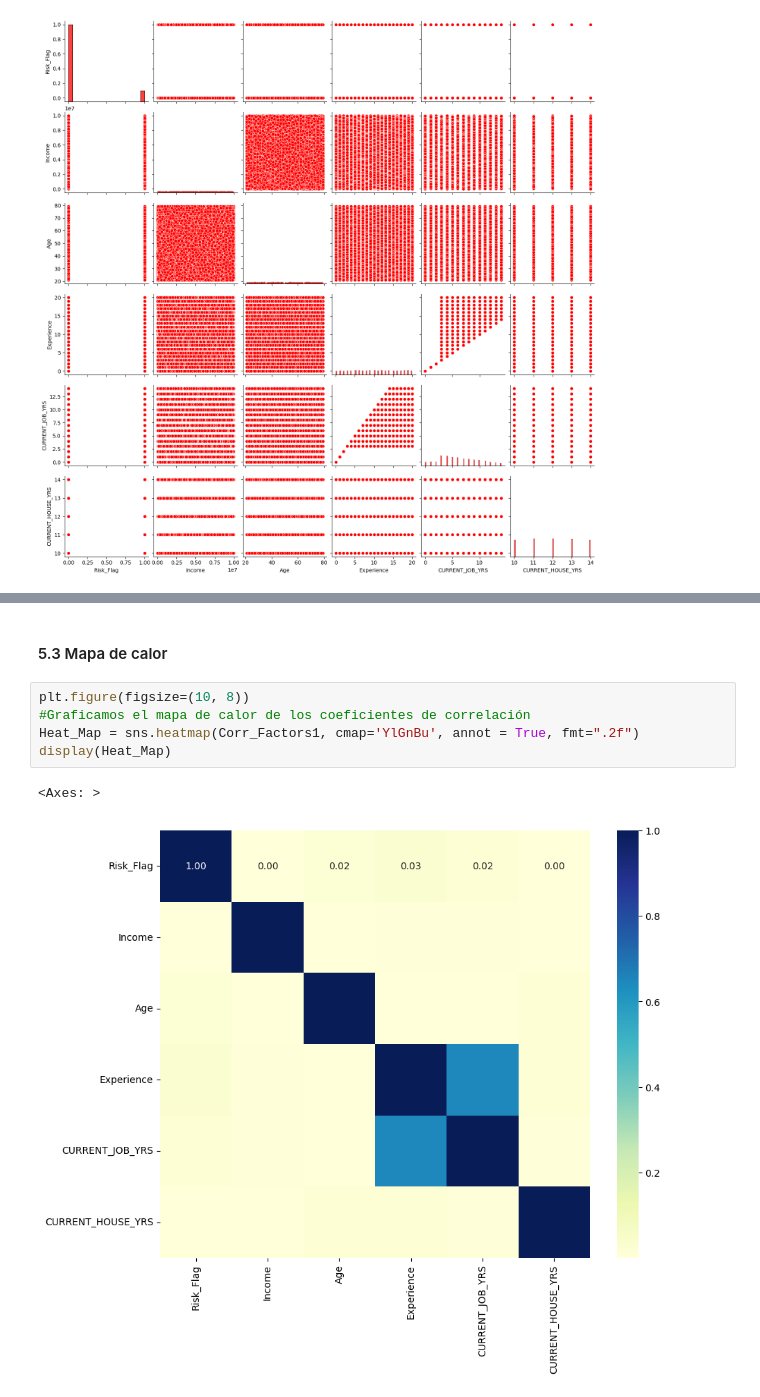
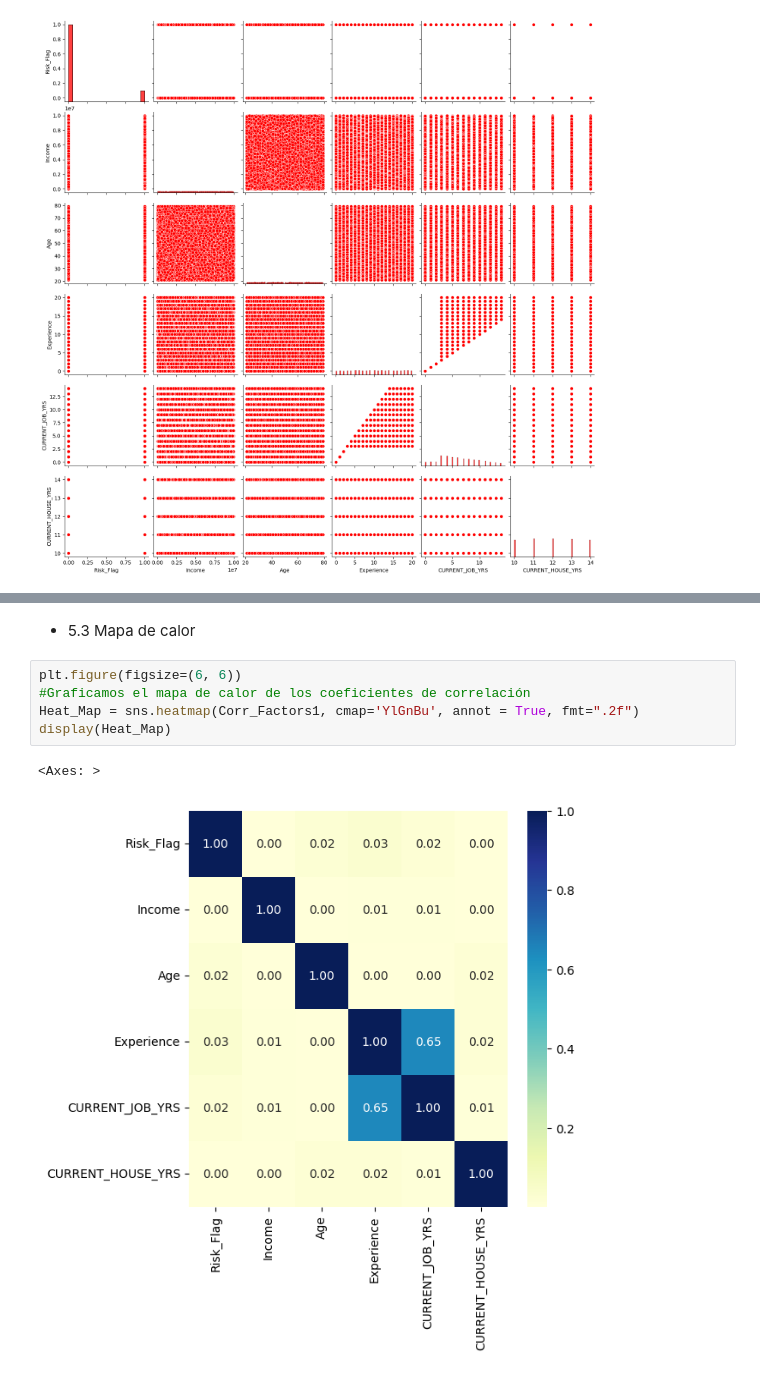
Before and after one commit to JIsraP/Actividad6_RegresionLinealMultipleyNoLineal, a Jupyter notebook: Act6.1.ipynb, the cells around one changed output, grey strips where cells are left out. Cells and saved outputs as stored; diff of their text form.

```diff
--- a/Act6.1.ipynb
+++ b/Act6.1.ipynb
@@ -490,12 +491,12 @@ Corr_Factors1
 | CURRENT_JOB_YRS | 0.016942 | 0.007045 | 0.002154 | 0.646098 | 1.000000 | 0.005372 |
 | CURRENT_HOUSE_YRS | 0.004375 | 0.002397 | 0.020134 | 0.019309 | 0.005372 | 1.000000 |
 # %% [markdown]
-#### 5.3 Mapa de calor
+- 5.3 Mapa de calor
 # %%
-plt.figure(figsize=(10, 8))
+plt.figure(figsize=(6, 6))
 #Graficamos el mapa de calor de los coeficientes de correlación
 Heat_Map = sns.heatmap(Corr_Factors1, cmap='YlGnBu', annot = True, fmt=".2f")
 display(Heat_Map)
 # %% [output]
 <Axes: >
-[figure, old version]
+[figure, new version]
```
Also changed, not shown: parts of 28 cells of this notebook.
